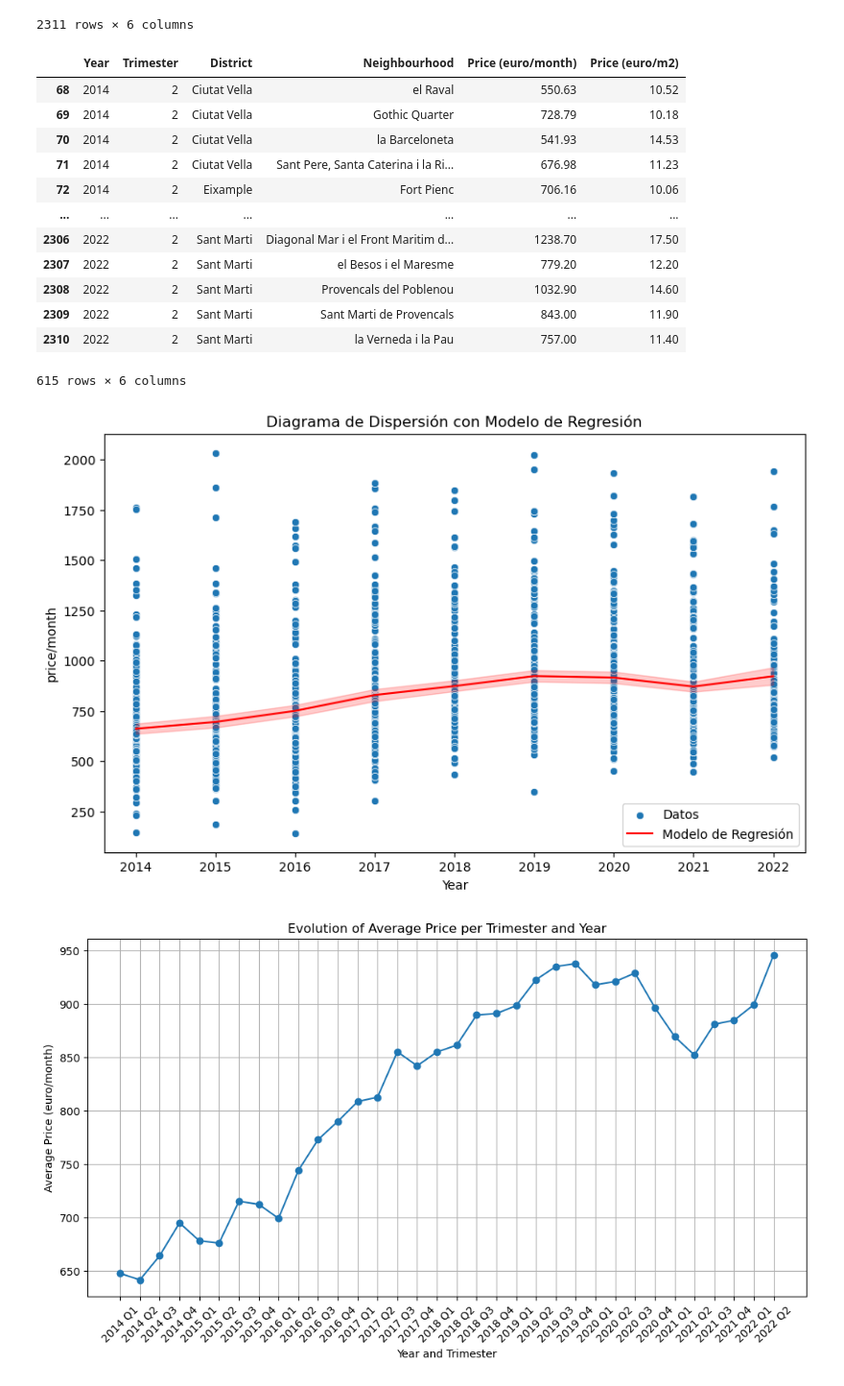
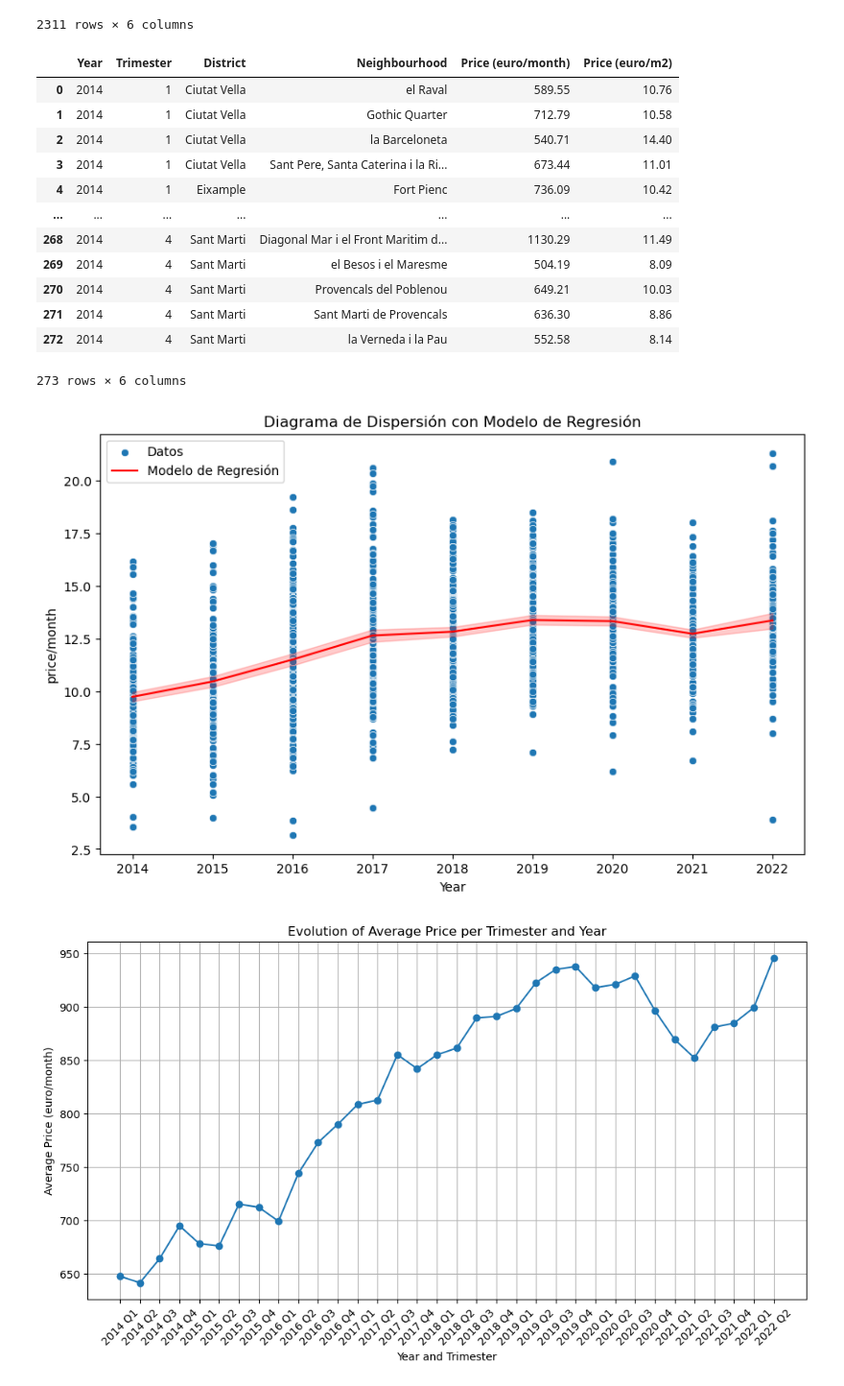
Before and after one commit to jalladin/Barcelona_rental_prices, a Jupyter notebook: rental_prices_barcelona.ipynb, the cells around one changed output. Shown at 96% size. Drawn from its saved outputs; the diff is of its cells as text; code cells hidden in the pictures.

```diff
--- a/rental_prices_barcelona.ipynb
+++ b/rental_prices_barcelona.ipynb
@@ -219,34 +219,34 @@ data
 | 2310 | 2022 | 2 | Sant Marti | la Verneda i la Pau | 757.00 | 11.40 |
 2311 rows × 6 columns
 # %%
-data[data["Trimester"]==2]
+data[data["Year"]==2014]
 # %% [output]
 |  | Year | Trimester | District | Neighbourhood | Price (euro/month) | Price (euro/m2) |
-| 68 | 2014 | 2 | Ciutat Vella | el Raval | 550.63 | 10.52 |
-| 69 | 2014 | 2 | Ciutat Vella | Gothic Quarter | 728.79 | 10.18 |
-| 70 | 2014 | 2 | Ciutat Vella | la Barceloneta | 541.93 | 14.53 |
-| 71 | 2014 | 2 | Ciutat Vella | Sant Pere, Santa Caterina i la Ri... | 676.98 | 11.23 |
-| 72 | 2014 | 2 | Eixample | Fort Pienc | 706.16 | 10.06 |
+| 0 | 2014 | 1 | Ciutat Vella | el Raval | 589.55 | 10.76 |
+| 1 | 2014 | 1 | Ciutat Vella | Gothic Quarter | 712.79 | 10.58 |
+| 2 | 2014 | 1 | Ciutat Vella | la Barceloneta | 540.71 | 14.40 |
+| 3 | 2014 | 1 | Ciutat Vella | Sant Pere, Santa Caterina i la Ri... | 673.44 | 11.01 |
+| 4 | 2014 | 1 | Eixample | Fort Pienc | 736.09 | 10.42 |
 | ... | ... | ... | ... | ... | ... | ... |
-| 2306 | 2022 | 2 | Sant Marti | Diagonal Mar i el Front Maritim d... | 1238.70 | 17.50 |
-| 2307 | 2022 | 2 | Sant Marti | el Besos i el Maresme | 779.20 | 12.20 |
-| 2308 | 2022 | 2 | Sant Marti | Provencals del Poblenou | 1032.90 | 14.60 |
-| 2309 | 2022 | 2 | Sant Marti | Sant Marti de Provencals | 843.00 | 11.90 |
-| 2310 | 2022 | 2 | Sant Marti | la Verneda i la Pau | 757.00 | 11.40 |
+| 268 | 2014 | 4 | Sant Marti | Diagonal Mar i el Front Maritim d... | 1130.29 | 11.49 |
+| 269 | 2014 | 4 | Sant Marti | el Besos i el Maresme | 504.19 | 8.09 |
+| 270 | 2014 | 4 | Sant Marti | Provencals del Poblenou | 649.21 | 10.03 |
+| 271 | 2014 | 4 | Sant Marti | Sant Marti de Provencals | 636.30 | 8.86 |
+| 272 | 2014 | 4 | Sant Marti | la Verneda i la Pau | 552.58 | 8.14 |
-615 rows × 6 columns
+273 rows × 6 columns
 # %%
 
 # Gráfico del modelo de regresión
 plt.figure(figsize=(10, 6))
-sns.scatterplot(x='Year', y='Price (euro/month)', data=data, label='Datos')
-sns.lineplot(x='Year', y='Price (euro/month)', data=data, color='red', label='Modelo de Regresión')
+sns.scatterplot(x='Year', y='Price (euro/m2)', data=data, label='Datos')
+sns.lineplot(x='Year', y='Price (euro/m2)', data=data, color='red', label='Modelo de Regresión')
 plt.title('Diagrama de Dispersión con Modelo de Regresión')
 plt.xlabel('Year')
 plt.ylabel('price/month')
 plt.legend()
 plt.show()
 # %% [output]
-[figure, old version]
+[figure, new version]
 # %%
 grouped = data.groupby(['Year', 'Trimester'])['Price (euro/month)'].mean().reset_index()
 
```
Also changed, not shown: parts of 2 cells of this notebook, 3 other files.
